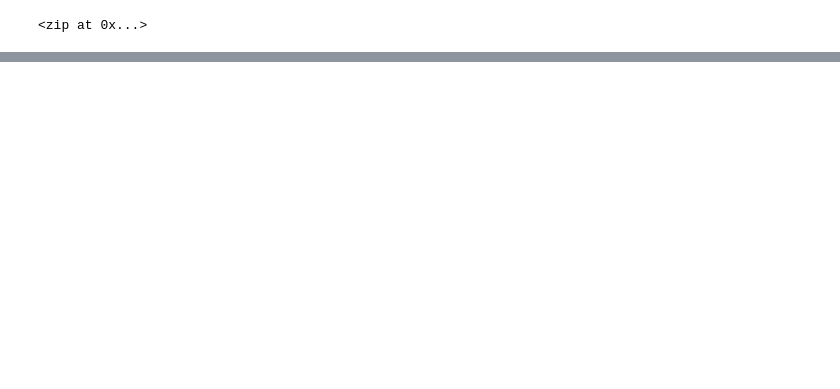
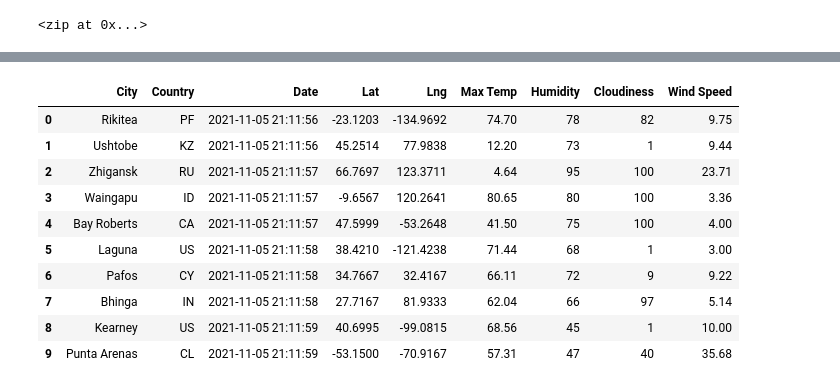
Before and after one commit to jgoeman/World_Weather_Analysis, a Jupyter notebook: Weatherpy.ipynb, the cells around one changed output, grey strips where cells are left out. Cells and saved outputs as stored; diff of their text form; code cells hidden in the pictures; blank space fills up the shorter version.

```diff
--- a/Weatherpy.ipynb
+++ b/Weatherpy.ipynb
@@ -29,0 +147,19 @@ len(cities)
+# %%
+#Create Variable for new column order
+new_column_order = ["City", "Country", "Date", "Lat", "Lng", "Max Temp", "Humidity", "Cloudiness", "Wind Speed"]
+# %%
+#Reorder columns of cit_data_df
+city_data_df = city_data_df[new_column_order]
+city_data_df.head(10)
+# %% [output]
+|  | City | Country | Date | Lat | Lng | Max Temp | Humidity | Cloudiness | Wind Speed |
+| 0 | Rikitea | PF | 2021-11-05 21:11:56 | -23.1203 | -134.9692 | 74.70 | 78 | 82 | 9.75 |
+| 1 | Ushtobe | KZ | 2021-11-05 21:11:56 | 45.2514 | 77.9838 | 12.20 | 73 | 1 | 9.44 |
+| 2 | Zhigansk | RU | 2021-11-05 21:11:57 | 66.7697 | 123.3711 | 4.64 | 95 | 100 | 23.71 |
+| 3 | Waingapu | ID | 2021-11-05 21:11:57 | -9.6567 | 120.2641 | 80.65 | 80 | 100 | 3.36 |
+| 4 | Bay Roberts | CA | 2021-11-05 21:11:57 | 47.5999 | -53.2648 | 41.50 | 75 | 100 | 4.00 |
+| 5 | Laguna | US | 2021-11-05 21:11:58 | 38.4210 | -121.4238 | 71.44 | 68 | 1 | 3.00 |
+| 6 | Pafos | CY | 2021-11-05 21:11:58 | 34.7667 | 32.4167 | 66.11 | 72 | 9 | 9.22 |
+| 7 | Bhinga | IN | 2021-11-05 21:11:58 | 27.7167 | 81.9333 | 62.04 | 66 | 97 | 5.14 |
+| 8 | Kearney | US | 2021-11-05 21:11:59 | 40.6995 | -99.0815 | 68.56 | 45 | 1 | 10.00 |
+| 9 | Punta Arenas | CL | 2021-11-05 21:11:59 | -53.1500 | -70.9167 | 57.31 | 47 | 40 | 35.68 |
```
Also changed, not shown: parts of 9 cells of this notebook, 3 other files.
